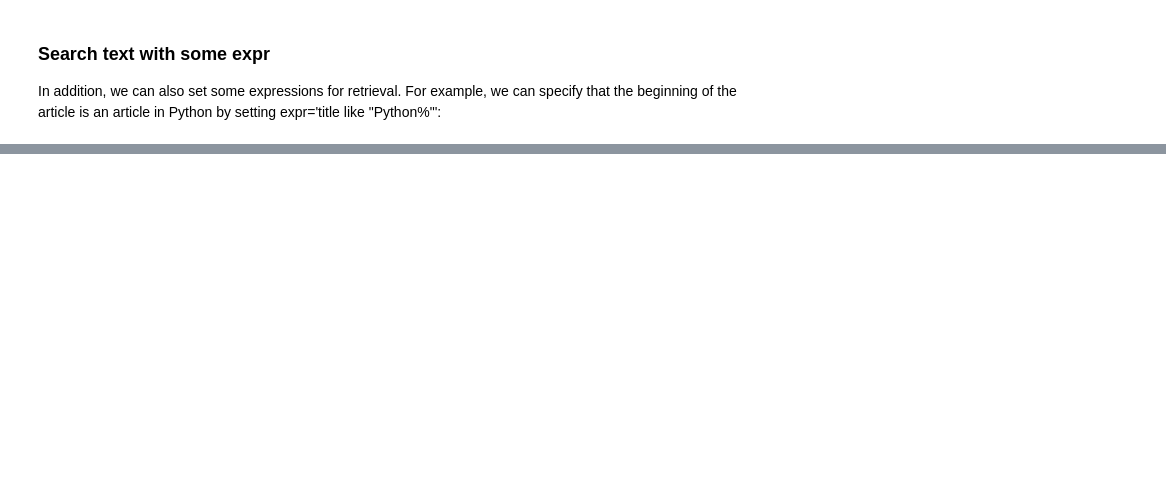
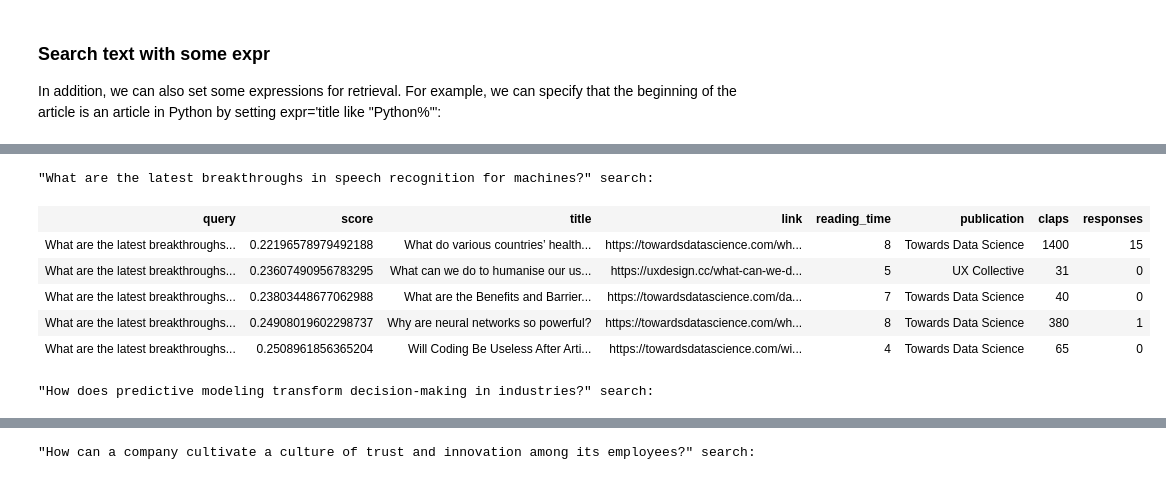
Before and after one commit to williamaredal/Milvus-Vector-Database, a Jupyter notebook: search_article_in_medium.ipynb, the cells around one changed output, grey strips where cells are left out. Saved outputs shown, nothing was run; the diff lists cells and outputs as text; code cells hidden in the pictures; blank space fills up the shorter version.

```diff
--- a/search_article_in_medium.ipynb
+++ b/search_article_in_medium.ipynb
@@ -286,0 +455,34 @@ collection.query(
+# %%
+# Search by questions
+
+#question_0 = "How can modern software enhance the efficiency of complex computational tasks?"
+question_1 = "What are the latest breakthroughs in machines understanding human speech?"
+#question_2 = "In what ways can an individual improve their creative expression?"
+#question_3 = "What are the key principles in creating a user-friendly digital interface?"
+#question_4 = "What factors should entrepreneurs consider for successful business growth in a digital age?"
+#question_5 = "What foundational skills are essential for analyzing large datasets effectively?"
+#question_6 = "What should newcomers understand before investing in cryptocurrency?"
+question_7 = "How does predictive modeling transform decision-making in industries?"
+#question_8 = "What strategies are crucial for a brand to stand out in a competitive market?"
+question_9 = "How can a company cultivate a culture of trust and innovation among its employees?"
+
+print(f'\n"{question_1}" search:')
+res_question1 = demo_pipe(question_1)
+DataCollection(res_question1).show()
+
+print(f'\n"{question_7}" search:')
+res_question2 = demo_pipe(question_7)
+DataCollection(res_question2).show()
+
+print(f'\n"{question_9}" search:')
+res_question3 = demo_pipe(question_9)
+DataCollection(res_question3).show()
+# %% [output]
+"What are the latest breakthroughs in speech recognition for machines?" search:
+| query | score | title | link | reading_time | publication | claps | responses |
+| What are the latest breakthroughs... | 0.22196578979492188 | What do various countries’ health... | https://towardsdatascience.com/wh... | 8 | Towards Data Science | 1400 | 15 |
+| What are the latest breakthroughs... | 0.23607490956783295 | What can we do to humanise our us... | https://uxdesign.cc/what-can-we-d... | 5 | UX Collective | 31 | 0 |
+| What are the latest breakthroughs... | 0.23803448677062988 | What are the Benefits and Barrier... | https://towardsdatascience.com/da... | 7 | Towards Data Science | 40 | 0 |
+| What are the latest breakthroughs... | 0.24908019602298737 | Why are neural networks so powerful? | https://towardsdatascience.com/wh... | 8 | Towards Data Science | 380 | 1 |
+| What are the latest breakthroughs... | 0.2508961856365204 | Will Coding Be Useless After Arti... | https://towardsdatascience.com/wi... | 4 | Towards Data Science | 65 | 0 |
+"How does predictive modeling transform decision-making in industries?" search:
@@ -286,0 +495 @@ collection.query(
+"How can a company cultivate a culture of trust and innovation among its employees?" search:
```
Also changed, not shown: parts of 19 cells of this notebook.
